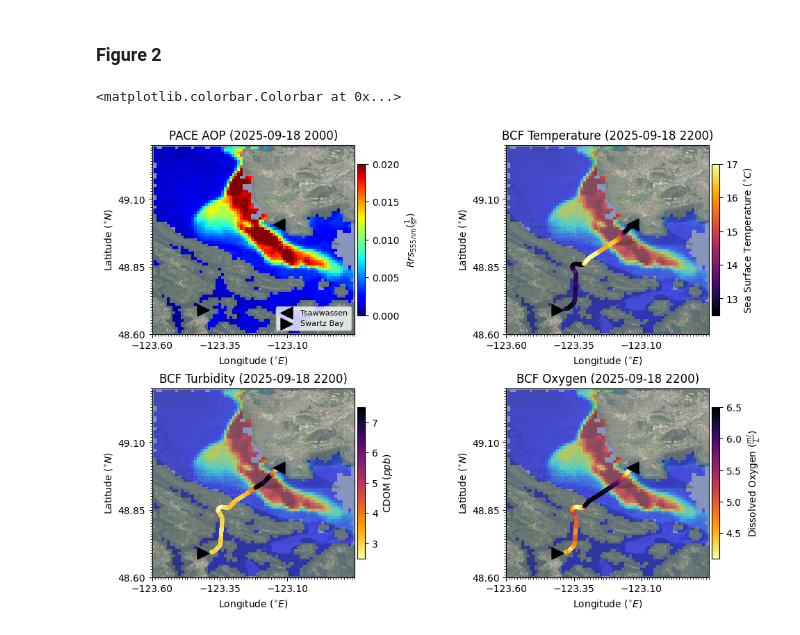
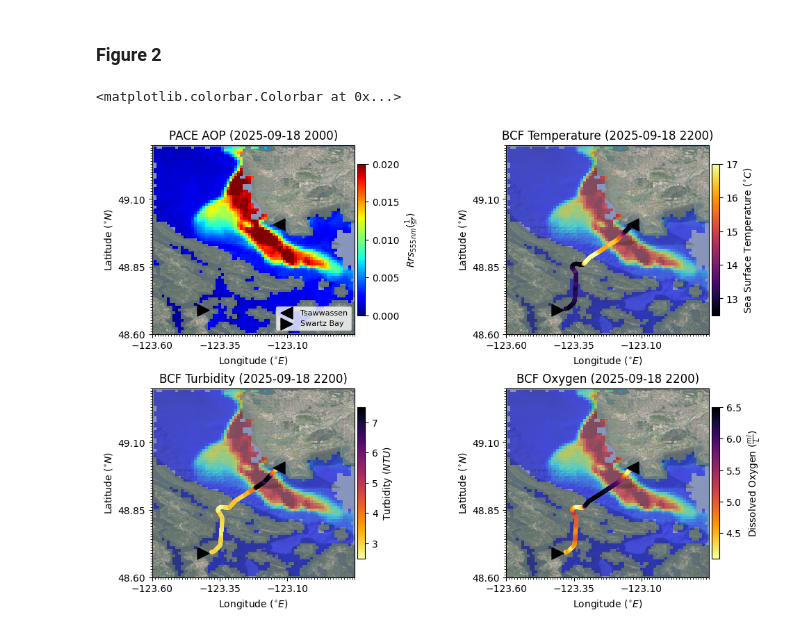
Before and after one commit to OceanNetworksCanada/python-community-notebooks, a Jupyter notebook: multiple_datasets/fraser_river_plume.ipynb, the cells around one changed output. Cells and saved outputs as stored; diff of their text form; code cells hidden in the pictures.

Commit message:
Update examples.

```diff
--- a/multiple_datasets/fraser_river_plume.ipynb
+++ b/multiple_datasets/fraser_river_plume.ipynb
@@ -57,6 +59,6 @@ import xarray as xr
 # %%
 # Where to store data relative to notebook location.
-save_dir = 'fraser_river_plume_example_data'
+save_dir = '../data'
 # %%
 _, __, onc_token = netrc().authenticators('data.oceannetworks.ca')
 onc = ONC(token = onc_token,outPath = save_dir)
@@ -84,13 +83,0 @@ tile = cimgt.GoogleTiles(style = 'satellite')
-# %%
-def format_datetime(dt: datetime | str) -> str:
-    """
-    Reformat an incoming datetime representation to a format that is compatible
-        with the ONC REST API.
-
-    :param dt: A datetime object, string representation of a date.
-    :return: A string in the format of 'YYYY-mm-ddTHH:MM:SS.fffZ'.
-    """
-
-    dt = pd.to_datetime(dt)
-    dtstr = dt.strftime('%Y-%m-%dT%H:%M:%S.%f')[:-3] + 'Z'
-    return dtstr
@@ -322,7 +179,8 @@ for dev_cat_code in dev_cat_codes:
               'dateFrom': format_datetime(ferry_date_from),
               'dateTo': format_datetime(ferry_date_to),
               'qualityControl': 'clean',
-              'metadata':'Full'}
+              'metadata':'Full',
+              'fillGaps': False}
     if dev_cat_code == 'NAV':
         try:
             params['locationCode'] = '.'.join((loc_code, 'N1'))
@@ -332,14 +190,14 @@ for dev_cat_code in dev_cat_codes:
             json_response = onc.getScalardata(params, allPages = True)
     else:
         json_response = onc.getScalardata(params, allPages = True)
-    _ds = convert_json(json_response)
+    _ds = convert_scalar_data(json_response)
     if dev_cat_code == 'OXYSENSOR':
-        _ds = _ds.rename({'temperature':'optode_temperature','flag_temperature':'flag_optode_temperature'})
+        _ds = _ds.rename({'temperature':'optode_temperature','qaqc_flag_temperature':'qaqc_flag_optode_temperature'})
     dss.append(_ds)
 
 # Merge datasets.
 twsb = xr.combine_by_coords(dss, combine_attrs='drop_conflicts')
-twsb = twsb.drop_vars([dv for dv in twsb.data_vars if dv.startswith('flag_')], errors = 'ignore')
+twsb = twsb.drop_vars([dv for dv in twsb.data_vars if dv.startswith('qaqc_flag_')], errors = 'ignore')
 
 # Interpolate some variables to make cleaning data easier.
 lvars = ['latitude', 'longitude', 'pump_current','outlet_flow']
@@ -382,7 +240,7 @@ aop_files = glob.glob(os.path.join(save_dir,'*AOP*.nc'))
 aop_file = aop_files[0]
 
 # Import data and select Rrs at 555nm.
-aop = read_pace(aop_file)
+aop = hypercoast.read_pace(aop_file)
 aop = grid_L2(aop.sel(wavelength = 555, method = 'nearest')['Rrs'], lat_min, lat_max, lon_min, lon_max)
 
 # Get the swath time.
@@ -472,32 +330,32 @@ for i,j in product(range(nrow), range(ncol)):
 
     # Format Latitude Axes
     ax[i,j].set_ylabel(r'Latitude ($^{\circ}N$)')
     ax[i,j].set_yticks(np.arange(lat_min, lat_max,major_locator))
     ax[i,j].yaxis.set_minor_locator(MultipleLocator(minor_locator))
 
     # Add BCF Terminal Locations
     ax[i,j].scatter(BCFTerminal.Tsawwassen.longitude, BCFTerminal.Tsawwassen.latitude, s = 150, marker = '<', c = 'k', edgecolors = 'k', label = 'Tsawwassen',zorder = 2)
     ax[i,j].scatter(BCFTerminal.SwartzBay.longitude, BCFTerminal.SwartzBay.latitude, s = 150, marker = '>', c = 'k', edgecolors = 'k', label = 'Swartz Bay', zorder = 2)
 
 ax[0,0].set_title(f'PACE AOP ({aop_time})')
 pmesh00 = ax[0,0].pcolormesh(aop.longitude, aop.latitude, aop.Rrs, cmap = 'jet', transform = proj, vmin = 0, vmax = 0.02)
 fig.colorbar(pmesh00, ax = ax[0,0], label = r'$Rrs_{555nm} (\frac{1}{sr})$', orientation = 'vertical', pad = 0.01, shrink = 0.8)
 ax[0,0].legend(loc = 'lower right', fontsize = 8)
 
 ax[0,1].set_title(f'BCF Temperature ({pd.to_datetime(twsb.time.mean().values).strftime('%Y-%m-%d %H00')})')
 pmesh01 = ax[0,1].pcolormesh(aop.longitude, aop.latitude, aop.Rrs, cmap = 'jet', transform = proj, vmin = 0, vmax = 0.02,alpha = 0.5)
 s01 = ax[0,1].scatter(twsb.longitude, twsb.latitude, c = twsb.temperature, cmap = 'inferno', transform = proj, vmin = 12.5, vmax = 17, s = 10)
 fig.colorbar(s01, ax = ax[0,1], label = r'Sea Surface Temperature ($^{\circ}C$)', orientation = 'vertical', pad = 0.01, shrink = 0.8)
 
 ax[1,0].set_title(f'BCF Turbidity ({pd.to_datetime(twsb.time.mean().values).strftime('%Y-%m-%d %H00')})')
 pmesh10 = ax[1,0].pcolormesh(aop.longitude, aop.latitude, aop.Rrs, cmap = 'jet', transform = proj, vmin = 0, vmax = 0.02, alpha = 0.5)
 s10 = ax[1,0].scatter(twsb.longitude, twsb.latitude, c = twsb.turbidity, vmin = 2.5, vmax = 7.5, cmap = 'inferno_r', transform = proj, s = 10)
-fig.colorbar(s10, ax = ax[1,0], label = r'CDOM ($ppb$)', orientation = 'vertical', pad = 0.01, shrink = 0.8)
+fig.colorbar(s10, ax = ax[1,0], label = r'Turbidity ($NTU$)', orientation = 'vertical', pad = 0.01, shrink = 0.8)
 
 ax[1,1].set_title(f'BCF Oxygen ({pd.to_datetime(twsb.time.mean().values).strftime('%Y-%m-%d %H00')})')
 pmesh10 = ax[1,1].pcolormesh(aop.longitude, aop.latitude, aop.Rrs, cmap = 'jet', transform = proj, vmin = 0, vmax = 0.02, alpha = 0.5)
 s11 = ax[1,1].scatter(twsb.longitude, twsb.latitude, c = twsb.oxygen_concentration_corrected, vmin = 4.1, vmax = 6.5, cmap = 'inferno_r', transform = proj, s = 10)
 fig.colorbar(s11, ax = ax[1,1], label = r'Dissolved Oxygen ($\frac{ml}{L}$)', orientation = 'vertical', pad = 0.01, shrink = 0.8)
 # %% [output]
 <matplotlib.colorbar.Colorbar at 0x...>
-[figure, old version]
+[figure, new version]
```
Also changed, not shown: parts of 7 cells of this notebook, 6 other files.
